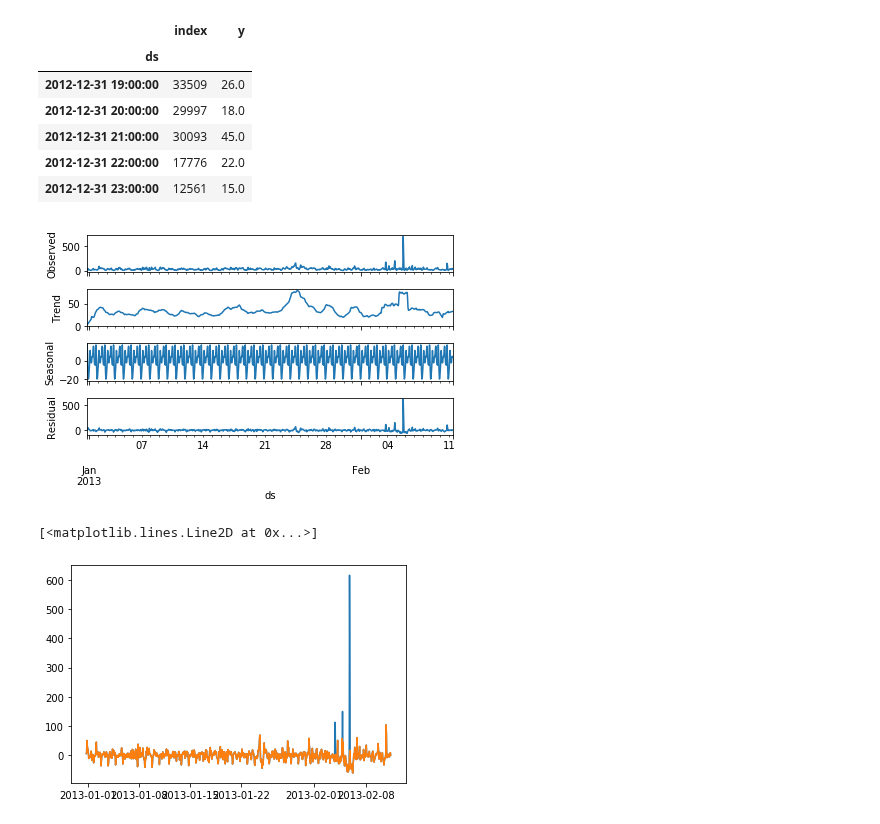
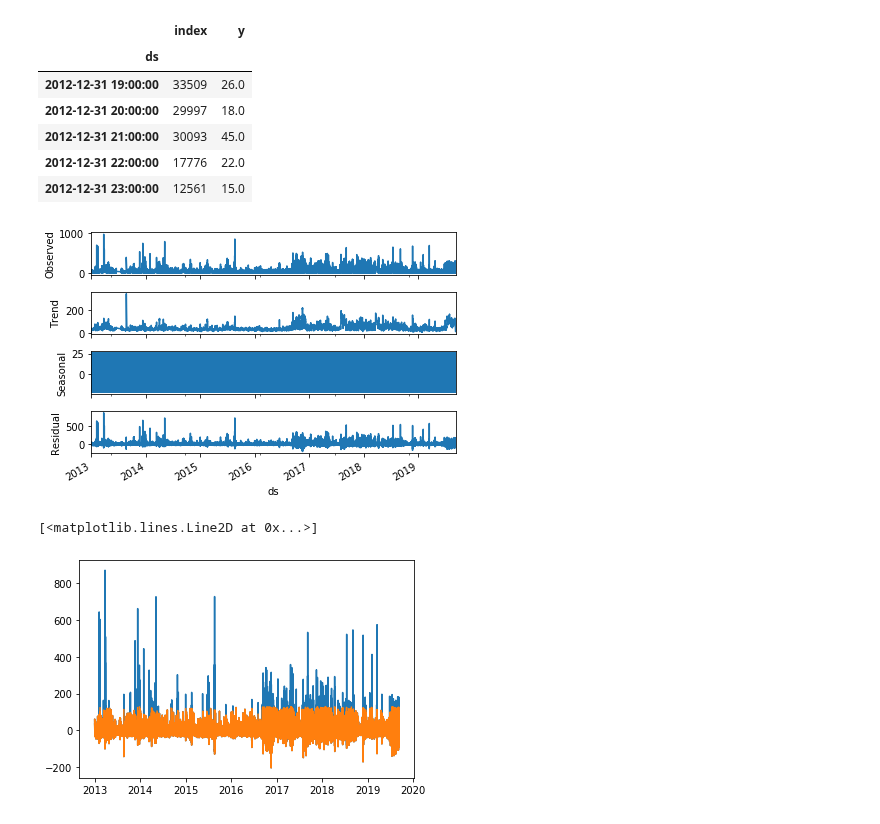
Before and after one commit to aety/insight, a Jupyter notebook: RATP/air/pickleToData_analysis_STL.ipynb, the cells around one changed output. Drawn from its saved outputs; the diff is of its cells as text; code cells hidden in the pictures.

```diff
--- a/RATP/air/pickleToData_analysis_STL.ipynb
+++ b/RATP/air/pickleToData_analysis_STL.ipynb
@@ -6,7 +6,7 @@ import pandas as pd
 data = pd.read_pickle('franklin-d-roosevelt/airQualityDataframe-franklin-d-roosevelt-PM10.pkl')
 data = data.sort_values(by=['ds'])
 
-df = data[0:1000]
+df = data
 
 import matplotlib.pyplot as plt
 from matplotlib.pyplot import figure
@@ -60,16 +61,16 @@ result = seasonal_decompose(df.y, model='additive',extrapolate_trend='freq', fre
 result.plot()
 plt.show()
 # %% [output]
-[figure, old version]
+[figure, new version]
 # %%
 import numpy as np
 test = result.resid
 plt.plot(test)
 m = np.mean(test)
 sd = np.std(test)
 ind = test > m+4*sd
-test[ind] = 0
+test[ind] = np.nan
 plt.plot(test)
 # %% [output]
 [<matplotlib.lines.Line2D at 0x...>]
-[figure, old version]
+[figure, new version]
```
Also changed, not shown: parts of 2 cells of this notebook.
